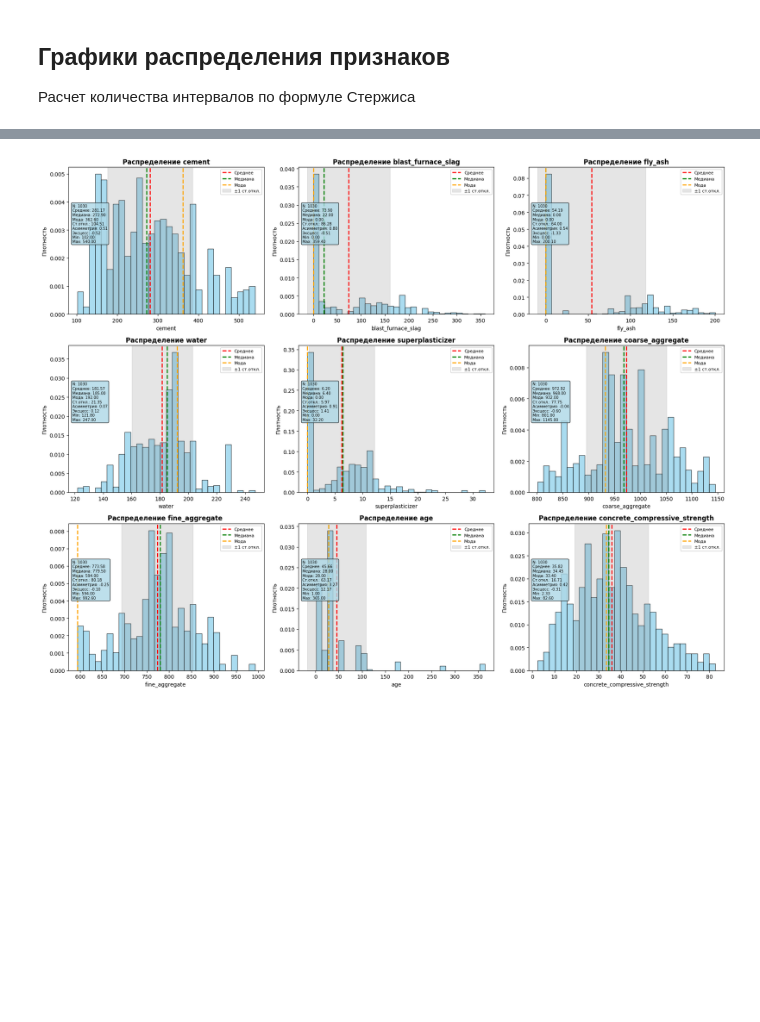
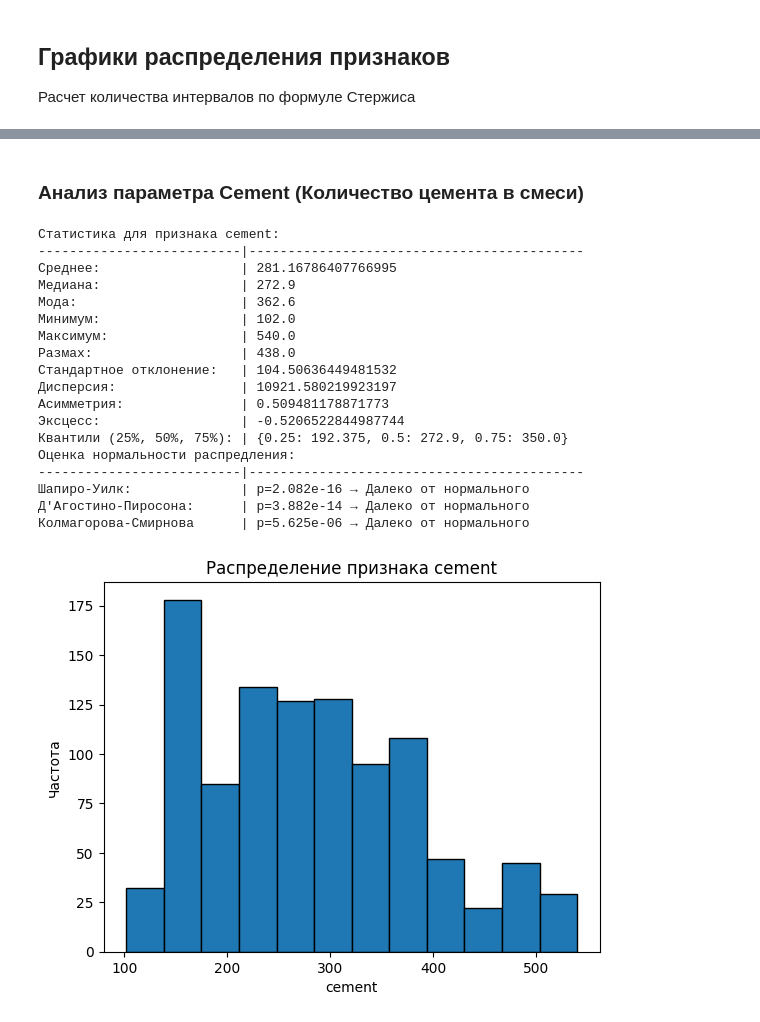
Before and after one commit to olesya1119/ML, a Jupyter notebook: lab1/notebook.ipynb, the cells around one changed output, grey strips where cells are left out. Drawn from its saved outputs; the diff is of its cells as text; code cells hidden in the pictures; blank space fills up the shorter version.

```diff
--- a/lab1/notebook.ipynb
+++ b/lab1/notebook.ipynb
@@ -87,54 +127,24 @@ print(f"Количество интервалов по формуле Стерж
-# %%
-features = df.columns
-
-fig, axes = plt.subplots(3, 3, figsize=(18, 14))
-axes = axes.ravel()
-
-for i, feature in enumerate(features):
-    # Основная гистограмма
-    axes[i].hist(df[feature], bins=30, alpha=0.7, color='skyblue', edgecolor='black', density=True)
-
-    # Линии для моды, медианы и среднего
-    mean_val = df[feature].mean()
-    median_val = df[feature].median()
-    mode_val = df[feature].mode()[0] if not df[feature].mode().empty else mean_val
-    std_val = df[feature].std()
-    skew_val = df[feature].skew()
-    kurtosis_val = df[feature].kurtosis()
-
-    # Добавляем вертикальные линии
-    axes[i].axvline(mean_val, color='red', linestyle='--', linewidth=2, label='Среднее')
-    axes[i].axvline(median_val, color='green', linestyle='--', linewidth=2, label='Медиана')
-    axes[i].axvline(mode_val, color='orange', linestyle='--', linewidth=2, label='Мода')
-
-    # Добавляем стандартное отклонение (закрашенная область)
-    axes[i].axvspan(mean_val - std_val, mean_val + std_val, alpha=0.2, color='gray',
-                   label='±1 ст.откл.')
-
-    # Настройка графика
-    axes[i].set_title(f'Распределение {feature}', fontsize=12, fontweight='bold')
-    axes[i].set_xlabel(feature)
-    axes[i].set_ylabel('Плотность')
-
-    # Добавляем легенду в правый верхний угол внутри графика
-    axes[i].legend(loc='upper right', fontsize=8, framealpha=0.9)
-
-    # Текстовая статистика в левом верхнем углу
-    stats_text = (f'N: {len(df[feature])}\n'
-                 f'Среднее: {mean_val:.2f}\n'
-                 f'Медиана: {median_val:.2f}\n'
-                 f'Мода: {mode_val:.2f}\n'
-                 f'Ст.откл.: {std_val:.2f}\n'
-                 f'Асимметрия: {skew_val:.2f}\n'
-                 f'Эксцесс: {kurtosis_val:.2f}\n'
-                 f'Min: {df[feature].min():.2f}\n'
-                 f'Max: {df[feature].max():.2f}')
-
-    axes[i].text(0.02, 0.75, stats_text, transform=axes[i].transAxes,
-                verticalalignment='top', fontsize=7,
-                bbox=dict(boxstyle='round', facecolor='lightblue', alpha=0.8))
-
-plt.tight_layout()
-plt.show()
-# %% [output]
-[figure, removed]
+# %% [markdown]
+### Анализ параметра Cement (Количество цемента в смеси)
+# %%
+print_stats(df, 'cement', k)
+# %% [output]
+Статистика для признака cement:
+--------------------------|-------------------------------------------
+Среднее:                  | 281.16786407766995
+Медиана:                  | 272.9
+Мода:                     | 362.6
+Минимум:                  | 102.0
+Максимум:                 | 540.0
+Размах:                   | 438.0
+Стандартное отклонение:   | 104.50636449481532
+Дисперсия:                | 10921.580219923197
+Асимметрия:               | 0.509481178871773
+Эксцесс:                  | -0.5206522844987744
+Квантили (25%, 50%, 75%): | {0.25: 192.375, 0.5: 272.9, 0.75: 350.0}
+Оценка нормальности распредления:
+--------------------------|-------------------------------------------
+Шапиро-Уилк:              | p=2.082e-16 → Далеко от нормального
+Д'Агостино-Пиросона:      | p=3.882e-14 → Далеко от нормального
+Колмагорова-Смирнова      | p=5.625e-06 → Далеко от нормального
+[figure, added]
```
Also changed, not shown: parts of 35 cells of this notebook, 1 other file.
